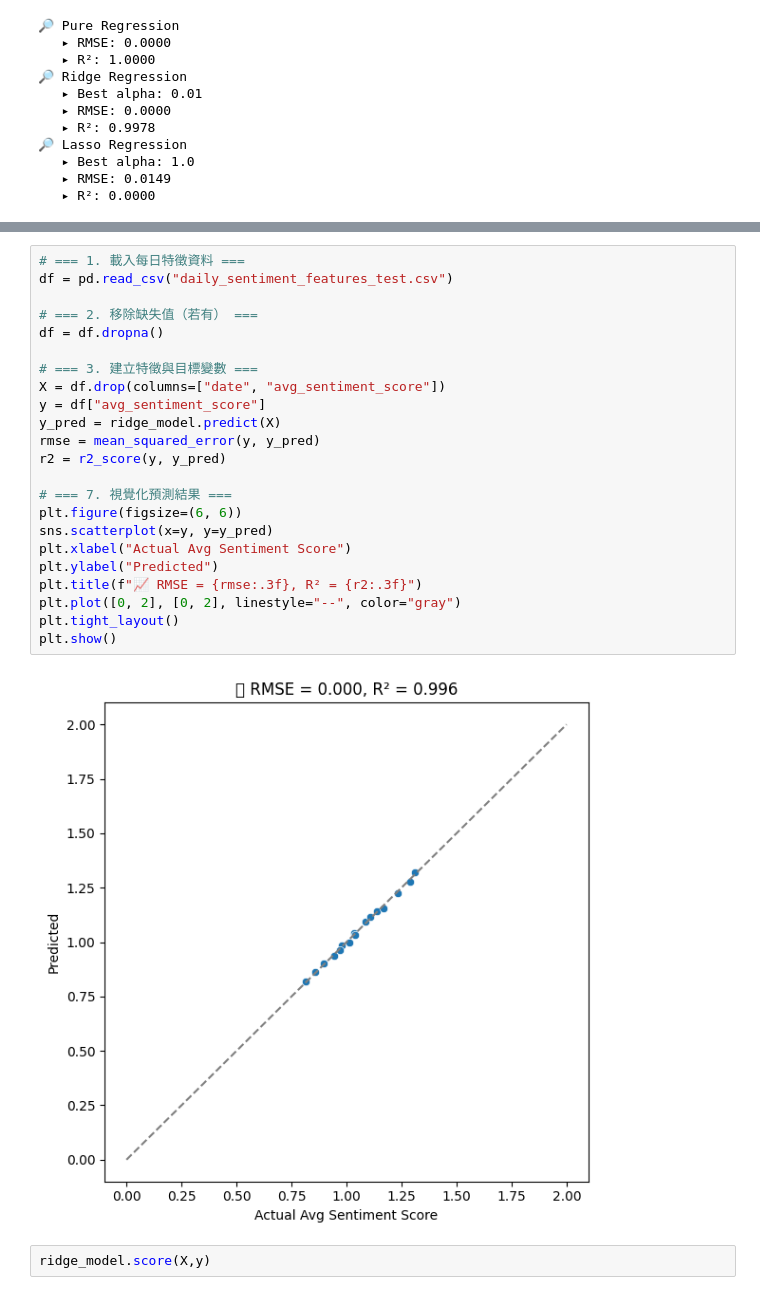
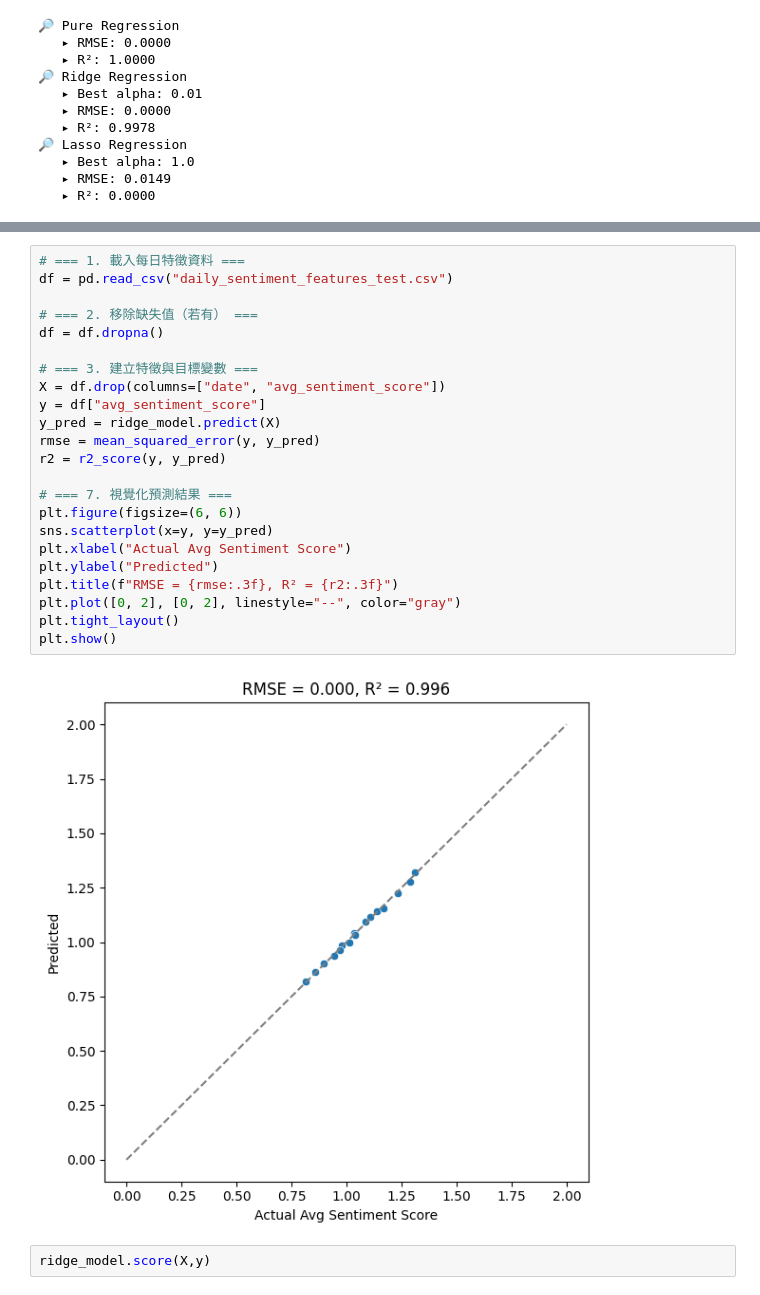
Before and after one commit to eric2003-tj/Python_ML_final, a Jupyter notebook: train_new.ipynb, the cells around one changed output, grey strips where cells are left out. Saved outputs shown, nothing was run; the diff lists cells and outputs as text.

```diff
--- a/train_new.ipynb
+++ b/train_new.ipynb
@@ -329,28 +354,28 @@ for name, model in [("Ridge", ridge_model), ("Lasso", lasso_model)]:
 # %%
 # === 1. 載入每日特徵資料 ===
 df = pd.read_csv("daily_sentiment_features_test.csv")
 
 # === 2. 移除缺失值（若有） ===
 df = df.dropna()
 
 # === 3. 建立特徵與目標變數 ===
 X = df.drop(columns=["date", "avg_sentiment_score"])
 y = df["avg_sentiment_score"]
 y_pred = ridge_model.predict(X)
 rmse = mean_squared_error(y, y_pred)
 r2 = r2_score(y, y_pred)
 
 # === 7. 視覺化預測結果 ===
 plt.figure(figsize=(6, 6))
 sns.scatterplot(x=y, y=y_pred)
 plt.xlabel("Actual Avg Sentiment Score")
 plt.ylabel("Predicted")
-plt.title(f"📈 RMSE = {rmse:.3f}, R² = {r2:.3f}")
+plt.title(f"RMSE = {rmse:.3f}, R² = {r2:.3f}")
 plt.plot([0, 2], [0, 2], linestyle="--", color="gray")
 plt.tight_layout()
 plt.show()
 # %% [output]
-[figure, old version]
+[figure, new version]
 # %%
 ridge_model.score(X,y)
 # %% [output]
```
Also changed, not shown: parts of 4 cells of this notebook.
